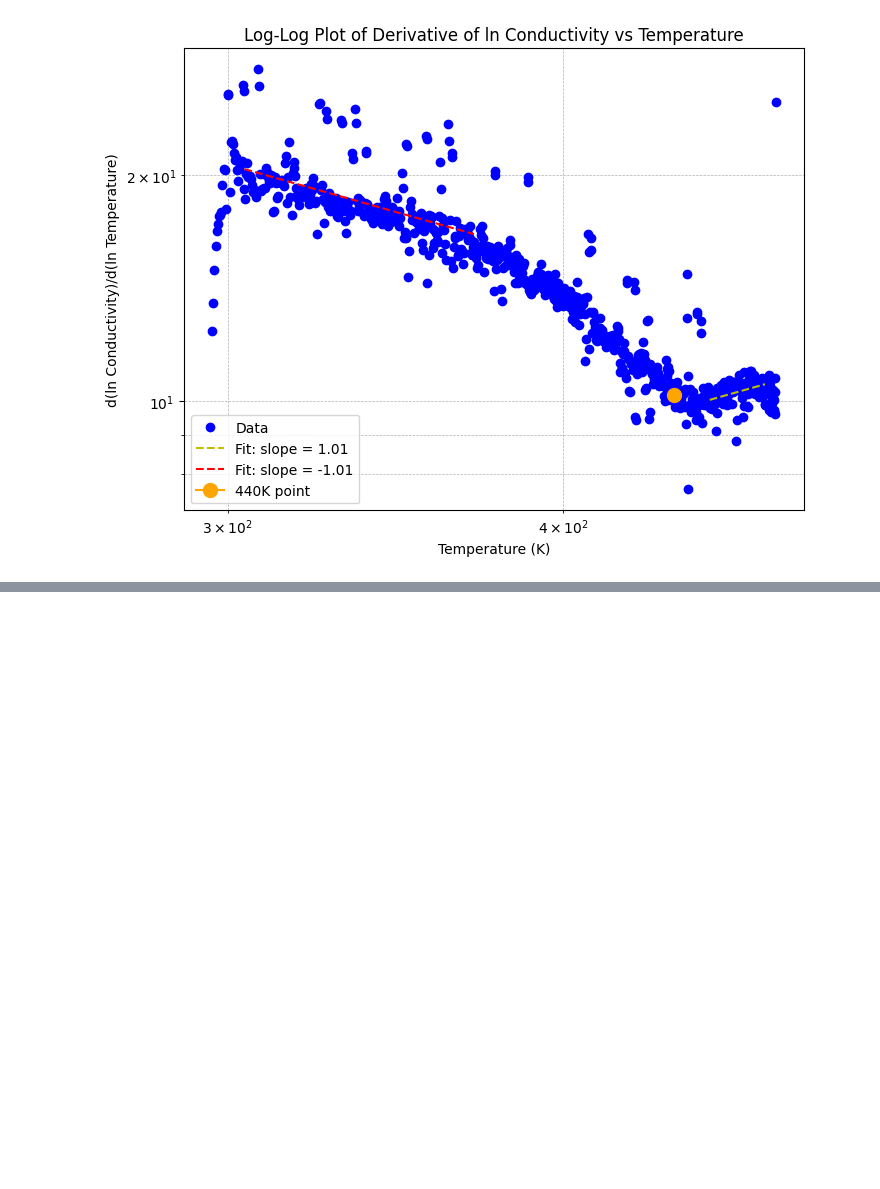
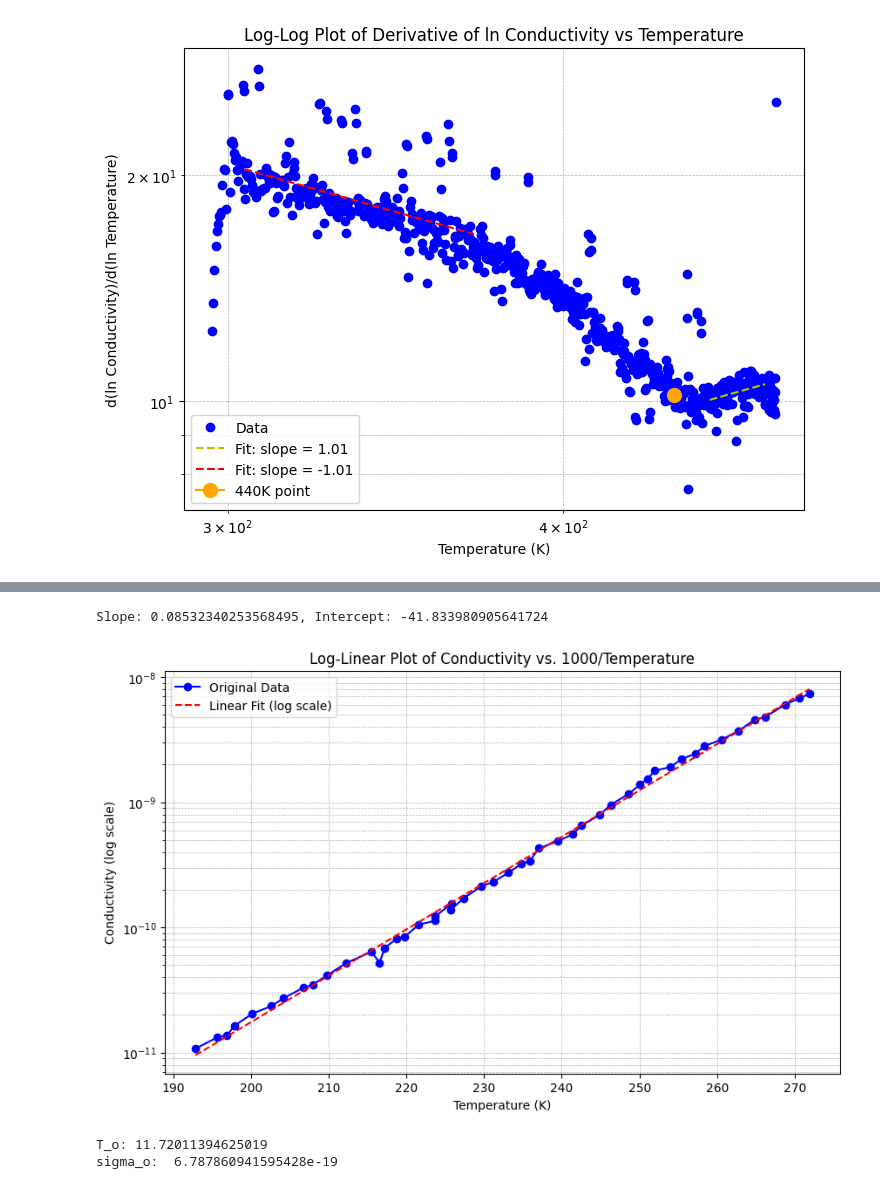
Before and after one commit to speedcoder107/kakalioslab, a Jupyter notebook: another_slow_and_fast_cooling/zabrodksii.ipynb, the cells around one changed output, grey strips where cells are left out. Cells and saved outputs as stored; diff of their text form; code cells hidden in the pictures; blank space fills up the shorter version.

```diff
--- a/another_slow_and_fast_cooling/zabrodksii.ipynb
+++ b/another_slow_and_fast_cooling/zabrodksii.ipynb
@@ -67,0 +114,80 @@ Slope of the log-log plot: -1.012890642186567
+# %%
+# AsTe
+
+data = [
+    (192.86268924963616, 1.0740297908746607e-11),
+    (195.6904016359765, 1.3241918371672914e-11),
+    (196.92525923289836, 1.367380050221075e-11),
+    (197.85863170891824, 1.634443726549344e-11),
+    (200.18794568061682, 2.0476996873912063e-11),
+    (202.61085391886033, 2.348503137510128e-11),
+    (204.176236529095, 2.713398890066872e-11),
+    (206.69935914219977, 3.2875346589875616e-11),
+    (207.93813114292368, 3.481293978365251e-11),
+    (209.77598779490432, 4.1307015205185705e-11),
+    (212.22613238582977, 5.177781453899011e-11),
+    (215.50778203860057, 6.397103551065506e-11),
+    (216.55441499547533, 5.224197844624385e-11),
+    (217.20073689620455, 6.869187907871164e-11),
+    (218.7227775074347, 8.079532218836074e-11),
+    (219.74778648414056, 8.406881080681803e-11),
+    (221.5938153436952, 1.0513349649851463e-10),
+    (223.71871189531979, 1.1339381357585206e-10),
+    (223.7312100274592, 1.2288355253357968e-10),
+    (225.79061736874644, 1.5461249545741438e-10),
+    (225.66062889653372, 1.375514996761537e-10),
+    (227.3375581532731, 1.7048578754636962e-10),
+    (229.6739956953681, 2.1416280538294088e-10),
+    (231.17482515708394, 2.3070860899992037e-10),
+    (233.15225025530975, 2.7416982598679234e-10),
+    (234.8044068490556, 3.218803780028014e-10),
+    (235.8635649785926, 3.392676391513305e-10),
+    (237.08257497049073, 4.29464916178354e-10),
+    (239.4417815496958, 4.873561827513195e-10),
+    (241.42472511508856, 5.569142517100103e-10),
+    (242.50545614022704, 6.505369289538449e-10),
+    (244.86622000092933, 7.935263971070433e-10),
+    (246.28820194430844, 9.54402504074944e-10),
+    (248.53211695133143, 1.1586365168924684e-9),
+    (250.06977167974753, 1.389654048473459e-9),
+    (250.99041011089886, 1.5304677535662222e-9),
+    (251.99616908884738, 1.79347755700007e-9),
+    (253.90928212623743, 1.9078654129971524e-9),
+    (255.45593415084718, 2.2241535544076715e-9),
+    (257.22208332788273, 2.4535768662429105e-9),
+    (258.3300561426517, 2.8122648414448802e-9),
+    (260.5624414512032, 3.1700935181471706e-9),
+    (262.6999211376861, 3.7073374395043396e-9),
+    (264.8462563154976, 4.589691575225159e-9),
+    (266.1615132883526, 4.804904478409919e-9),
+    (268.7125395546966, 6.032817813665841e-9),
+    (270.5417557957394, 6.771309322624388e-9),
+    (271.86318176731356, 7.375687338649889e-9),
+]
+
+temp_AsTe, cond_AsTe = np.array([row[0] for row in data]), np.array([row[1] for row in data])
+
+log_cond_AsTe = np.log(cond_AsTe)
+coefficients = np.polyfit(temp_AsTe, log_cond_AsTe, 1)
+slope, intercept = coefficients
+print(f"Slope: {slope}, Intercept: {intercept}")
+fitted_cond_AsTe = np.exp(intercept + slope * np.array(temp_AsTe))
+
+plt.figure(figsize=(10, 6))
+plt.plot(temp_AsTe, cond_AsTe, marker='o', linestyle='-', color='b', label='Original Data')
+plt.plot(temp_AsTe, fitted_cond_AsTe, linestyle='--', color='r', label='Linear Fit (log scale)')
+plt.yscale('log')
+plt.xlabel('Temperature (K)')
+plt.ylabel('Conductivity (log scale)')
+plt.title('Log-Linear Plot of Conductivity vs. 1000/Temperature')
+plt.legend()
+plt.grid(True, which="both", linestyle='--', linewidth=0.5)
+plt.show()
+
+print(f"T_o: {1/slope}")
+print(f"sigma_o:  {np.exp(intercept)}")
+# %% [output]
+Slope: 0.08532340253568495, Intercept: -41.833980905641724
+[figure, added]
+T_o: 11.72011394625019
+sigma_o:  6.787860941595428e-19
```
Also changed, not shown: parts of 11 cells of this notebook.
